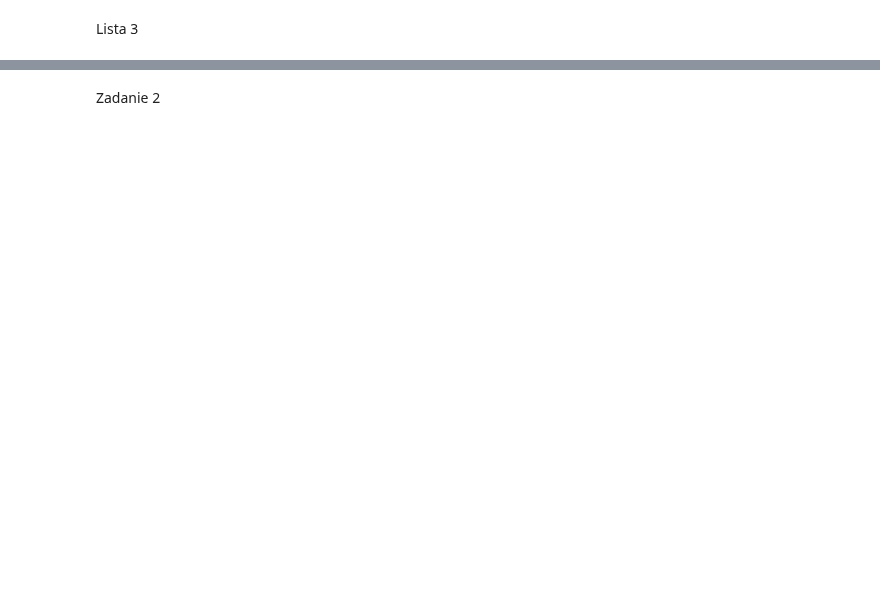
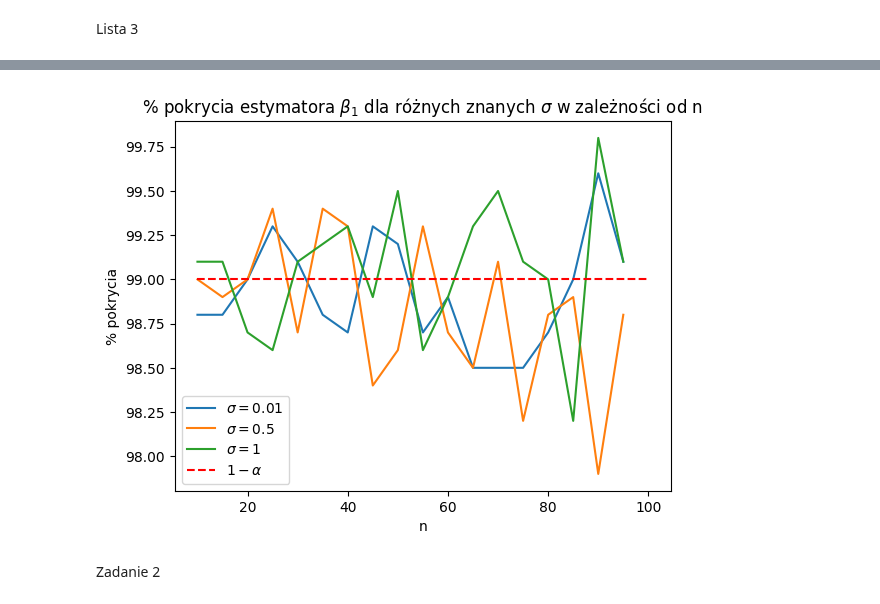
Before and after one commit to rafglo/Computer-Analysis-of-Time-Series, a Jupyter notebook: lista3.ipynb, the cells around one changed output, grey strips where cells are left out. Drawn from its saved outputs; the diff is of its cells as text; code cells hidden in the pictures; blank space fills up the shorter version.

```diff
--- a/lista3.ipynb
+++ b/lista3.ipynb
@@ -86,2 +86,14 @@ plt.show()
+# %%
+plt.plot(ns, p2_b1[0], label="$\\sigma = 0.01$")
+plt.plot(ns, p2_b1[1], label="$\\sigma = 0.5$")
+plt.plot(ns, p2_b1[2], label="$\\sigma = 1$")
+plt.hlines((1-alpha)*100,10, 100, linestyle="--", color="red",label="$1-\\alpha$")
+plt.legend(loc="best")
+plt.title("% pokrycia estymatora $\\beta_1$ dla różnych znanych $\\sigma$ w zależności od n")
+plt.xlabel("n")
+plt.ylabel("% pokrycia")
+plt.show()
+# %% [output]
+[figure, added]
 # %% [markdown]
 Zadanie 2
```
Also changed, not shown: parts of 10 cells of this notebook.
